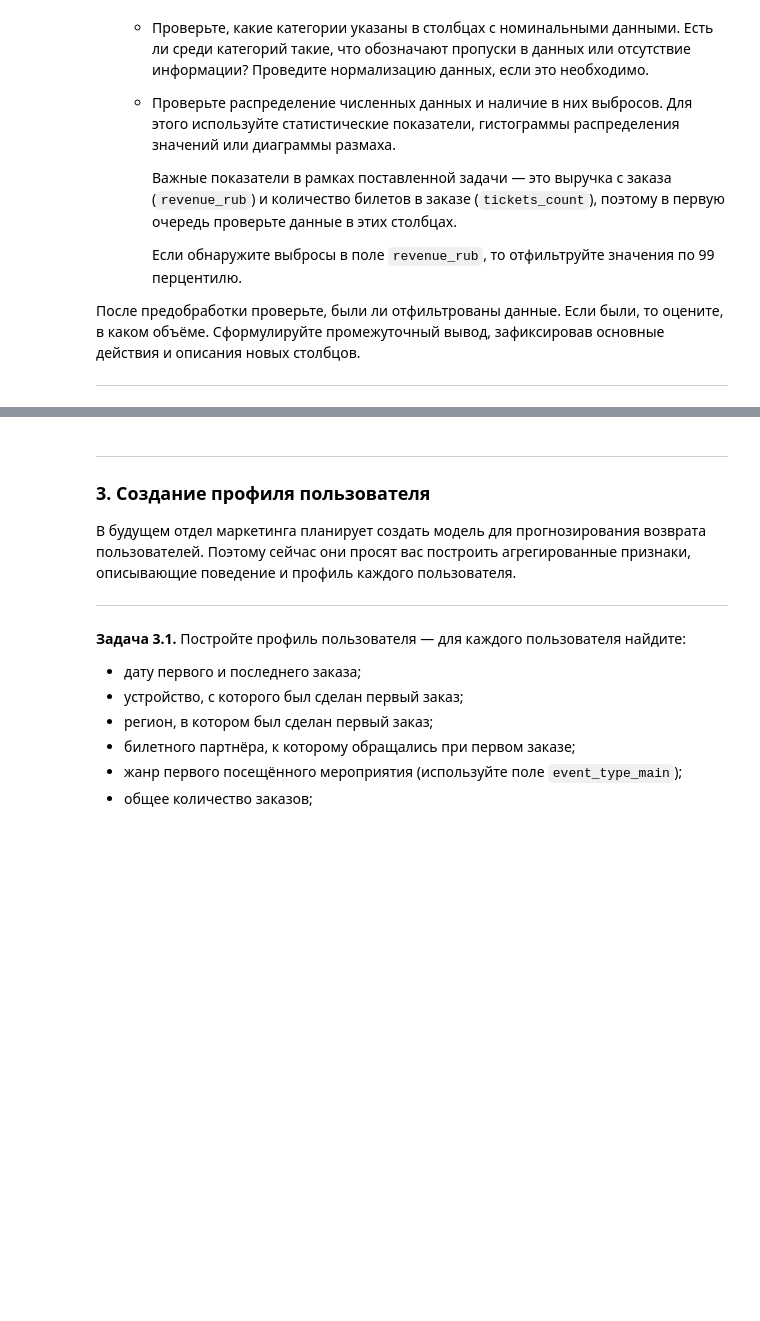
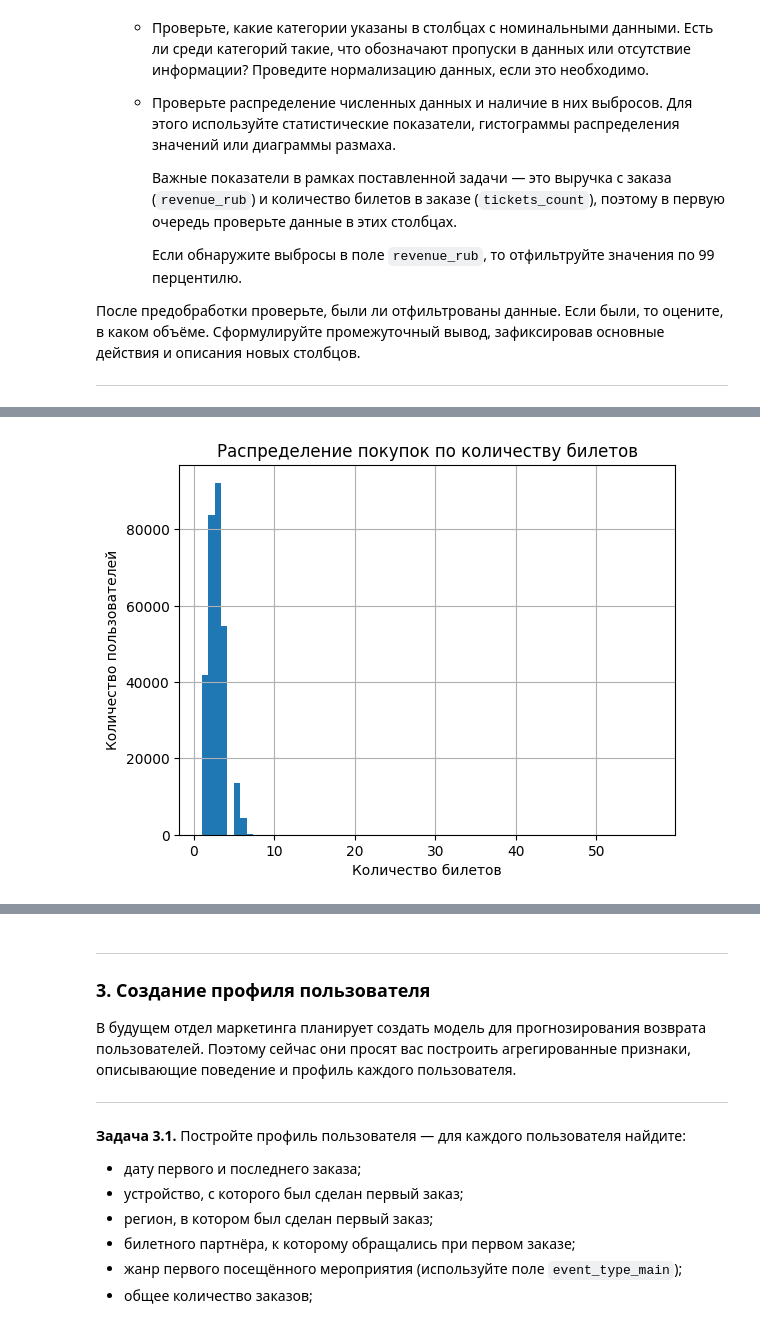
Before and after one commit to KatsayArtemDev/yandex-afisha-user-loyalty, a Jupyter notebook: notebooks/katsay.ipynb, the cells around one changed output, grey strips where cells are left out. Cells and saved outputs as stored; diff of their text form; code cells hidden in the pictures; blank space fills up the shorter version.

```diff
--- a/notebooks/katsay.ipynb
+++ b/notebooks/katsay.ipynb
@@ -123,6 +162,22 @@ df = pd.read_sql_query(query, con=engine)
 Результаты преобразования сохраните в новый столбец `revenue_rub`.
 
 ---
+# %%
+# Импорт данных с курсом тенге
+tenge_df = pd.read_csv('https://code.s3.yandex.net/datasets/final_tickets_tenge_df.csv')
+tenge_df['data'] = pd.to_datetime(tenge_df['data'])
+# %%
+# Конвертация тенге в рубли
+tenge_df['exchange_rate'] = tenge_df['curs'] / tenge_df['nominal']
+df = pd.merge(df, tenge_df[['data', 'exchange_rate']], how='left', left_on='order_dt', right_on='data')
+
+df['revenue_rub'] = np.where(
+    df['currency_code'] == 'kzt',
+    (df['revenue'] * df['exchange_rate']).round(2),
+    df['revenue']
+)
+
+df = df.drop(columns=['exchange_rate', 'data'])
 # %% [markdown]
 ---
 
@@ -143,0 +227,8 @@ df = pd.read_sql_query(query, con=engine)
+# %%
+# Работа с типами pandas
+df['days_since_prev'] = df['days_since_prev'].astype('Int16')
+
+df['revenue'] = pd.to_numeric(df['revenue'], downcast='float')
+
+for column in ['order_id', 'tickets_count', 'event_id']:
+    df[column] = pd.to_numeric(df[column], downcast='integer')
@@ -143,0 +286,14 @@ df = pd.read_sql_query(query, con=engine)
+# %%
+df['tickets_count'].plot(
+    kind='hist',
+    bins=70,
+    title='Распределение покупок по количеству билетов',
+    grid=True
+)
+
+plt.xlabel("Количество билетов")
+plt.ylabel("Количество пользователей")
+
+plt.show()
+# %% [output]
+[figure, added]
```
Also changed, not shown: parts of 21 cells of this notebook.
